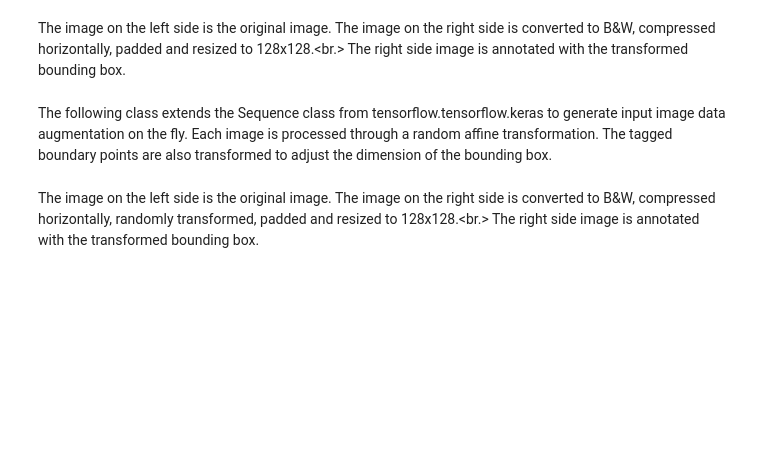
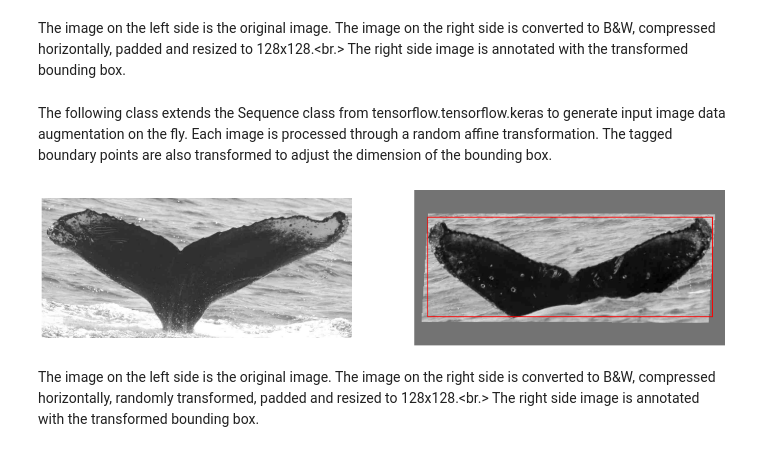
Before and after one commit to philippschw/whale_pytorch, a Jupyter notebook: bboxs/bounding-box-model.ipynb, the cells around one changed output. Saved outputs shown, nothing was run; the diff lists cells and outputs as text; code cells hidden in the pictures; blank space fills up the shorter version.

```diff
--- a/bboxs/bounding-box-model.ipynb
+++ b/bboxs/bounding-box-model.ipynb
@@ -234,35 +230,37 @@ The following class extends the Sequence class from tensorflow.tensorflow.keras
 from tensorflow.keras.utils import Sequence
 
 class TrainingData(Sequence):
-    def __init__(self, batch_size=32):
+    def __init__(self, batch_size=16):
         super(TrainingData, self).__init__()
         self.batch_size = batch_size
     def __getitem__(self, index):
         start = self.batch_size*index;
         end   = min(len(train), start + self.batch_size)
         size  = end - start
         a     = np.zeros((size,) + img_shape, dtype=K.floatx())
         b     = np.zeros((size,4), dtype=K.floatx())
         for i,(p,coords) in enumerate(train[start:end]):
             img,trans   = read_for_training(p)
             coords      = coord_transform(coords, mat_inv(trans))
             x0,y0,x1,y1 = bounding_rectangle(coords)
             a[i,:,:,:]  = img
             b[i,0]      = x0
             b[i,1]      = y0
             b[i,2]      = x1
             b[i,3]      = y1
         return a,b
     def __len__(self):
         return (len(train) + self.batch_size - 1)//self.batch_size
 
 random.seed(1)
 a, b = TrainingData(batch_size=5)[1]
 img  = array_to_img(a[0])
 img  = img.convert('RGB')
 draw = Draw(img)
 draw.rectangle(b[0], outline='red')
 show_whale([read_raw_image(train[0][0]), img], per_row=2)
+# %% [output]
+[figure, added]
 # %% [markdown]
 The image on the left side is the original image. The image on the right side is converted to B&W, compressed horizontally, randomly transformed, padded and resized to 128x128.<br.>
 The right side image is annotated with the transformed bounding box.
```
Also changed, not shown: parts of 24 cells of this notebook, 8 other files.
